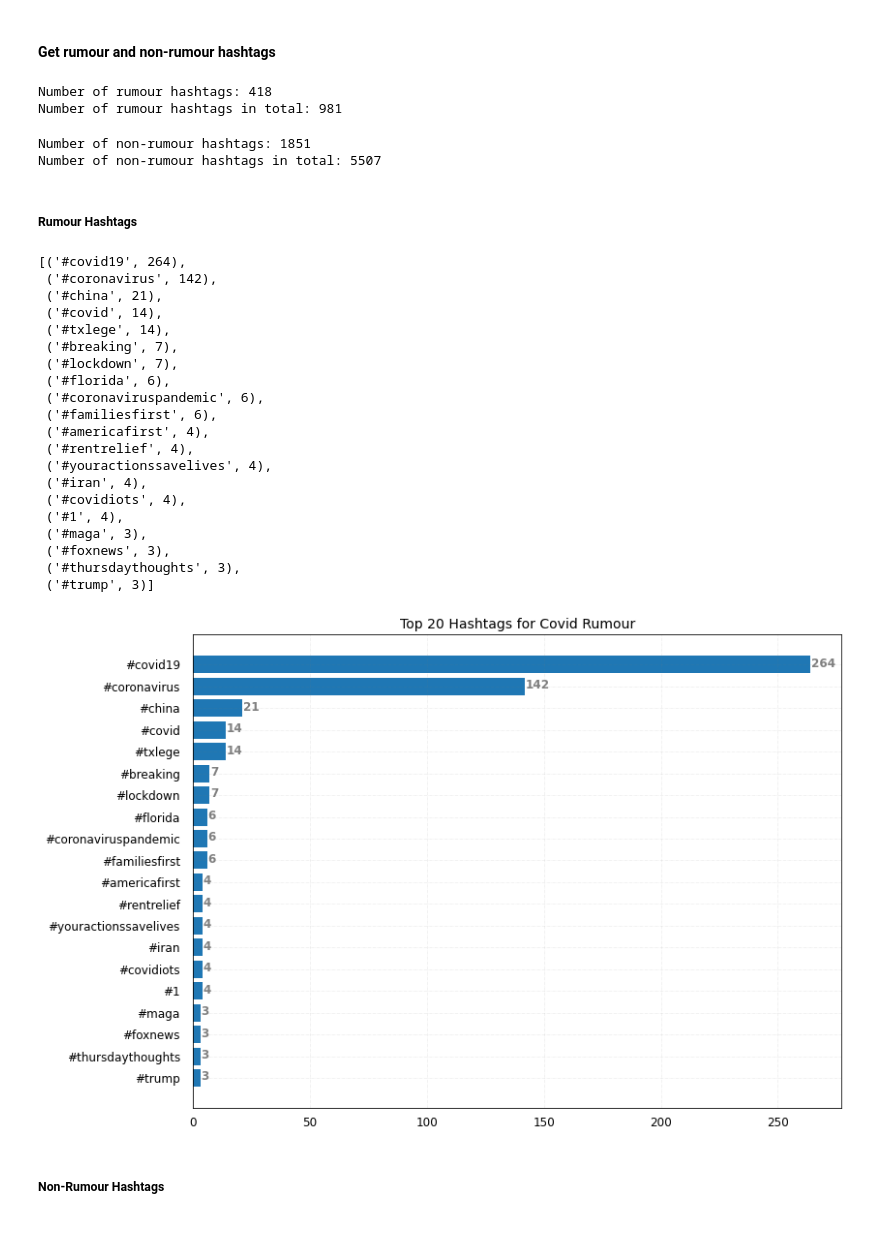
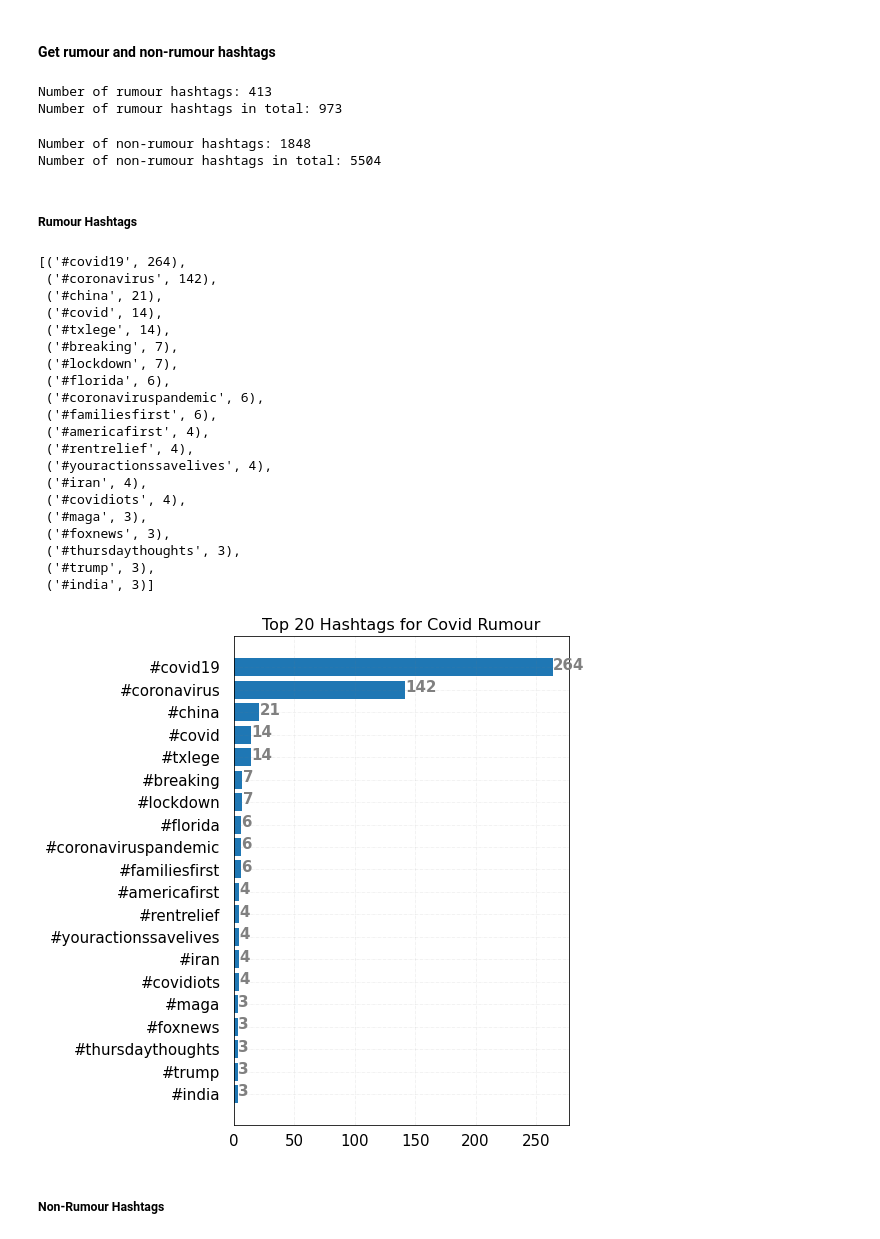
Before and after one commit to simonqian999/nlp_2022_p, a Jupyter notebook: Peter/code/Covid Analysis.ipynb, the cells around one changed output. Saved outputs shown, nothing was run; the diff lists cells and outputs as text; code cells hidden in the pictures.

Commit message:
update covid analysis plot output

```diff
--- a/Peter/code/Covid Analysis.ipynb
+++ b/Peter/code/Covid Analysis.ipynb
@@ -56,7 +57,7 @@ for i in range(len(tweet_covid)):
                     if not re.match(r'[a-z0-9]', c):
                         word = word.replace(word[index:], '')
                     index += 1
-                if(word != '#'):
+                if(word != '#') and len(word) > 2:
                     rumour_hashtags.append(word)
     else:
         for word in tweet_covid['source_text'][i].split():
@@ -66,7 +67,7 @@ for i in range(len(tweet_covid)):
                     if not re.match(r'[a-z0-9]', c):
                         word = word.replace(word[index:], '')
                     index += 1
-                if(word != '#'):
+                if word != '#' and len(word) > 2:
                     nonrumour_hashtags.append(word)
 
 rumour_hashtags = Counter(rumour_hashtags)
@@ -75,14 +76,14 @@ nonrumour_hashtags = Counter(nonrumour_hashtags)
 print("Number of rumour hashtags:", len(rumour_hashtags))
 print("Number of rumour hashtags in total:", sum(rumour_hashtags.values()))
 # %% [output]
-Number of rumour hashtags: 418
-Number of rumour hashtags in total: 981
+Number of rumour hashtags: 413
+Number of rumour hashtags in total: 973
 # %%
 print("Number of non-rumour hashtags:", len(nonrumour_hashtags))
 print("Number of non-rumour hashtags in total:", sum(nonrumour_hashtags.values()))
 # %% [output]
-Number of non-rumour hashtags: 1851
-Number of non-rumour hashtags in total: 5507
+Number of non-rumour hashtags: 1848
+Number of non-rumour hashtags in total: 5504
 # %% [markdown]
 ##### Rumour Hashtags
 # %%
@@ -103,47 +104,49 @@ rumour_hashtags.most_common(20)
  ('#youractionssavelives', 4),
  ('#iran', 4),
  ('#covidiots', 4),
- ('#1', 4),
  ('#maga', 3),
  ('#foxnews', 3),
  ('#thursdaythoughts', 3),
- ('#trump', 3)]
+ ('#trump', 3),
+ ('#india', 3)]
 # %%
-fig, ax = plt.subplots(figsize=(12, 9))
+fig, ax = plt.subplots(figsize=(6, 9))
 
 ax.barh([hashtag for hashtag, count in rumour_hashtags.most_common(20)],
         [count for hashtag, count in rumour_hashtags.most_common(20)])
 
 # Remove x, y Ticks
 ax.xaxis.set_ticks_position('none')
 ax.yaxis.set_ticks_position('none')
 
 # Add padding between axes and labels
-ax.xaxis.set_tick_params(pad=5, labelsize=12)
-ax.yaxis.set_tick_params(pad=10, labelsize=12)
+ax.xaxis.set_tick_params(pad=5, labelsize=15)
+ax.yaxis.set_tick_params(pad=10, labelsize=15)
 
 # Add x, y gridlines
 ax.grid(visible=True, color='grey',
         linestyle='-.', linewidth=0.5,
         alpha=0.2)
 
 # Show top values
 ax.invert_yaxis()
 
 # Add annotation to bars
 for i in ax.patches:
     plt.text(i.get_width()+0.2, i.get_y()+0.5,
              str(round((i.get_width()), 2)),
-             fontsize=12, fontweight='bold',
+             fontsize=15, fontweight='bold',
              color='grey')
 
 # Add Plot Title
-ax.set_title('Top 20 Hashtags for Covid Rumour', fontsize=14)
+ax.set_title('Top 20 Hashtags for Covid Rumour', fontsize=16)
+
+# plt.savefig("../plot/Top 20 Hashtags for Covid Rumour.png")
 
 # Show Plot
 plt.show()
 # %% [output]
-[figure, old version]
+[figure, new version]
 # %% [markdown]
 ##### Non-Rumour Hashtags
 # %%
```
Also changed, not shown: parts of 11 cells of this notebook, 9 other files.
